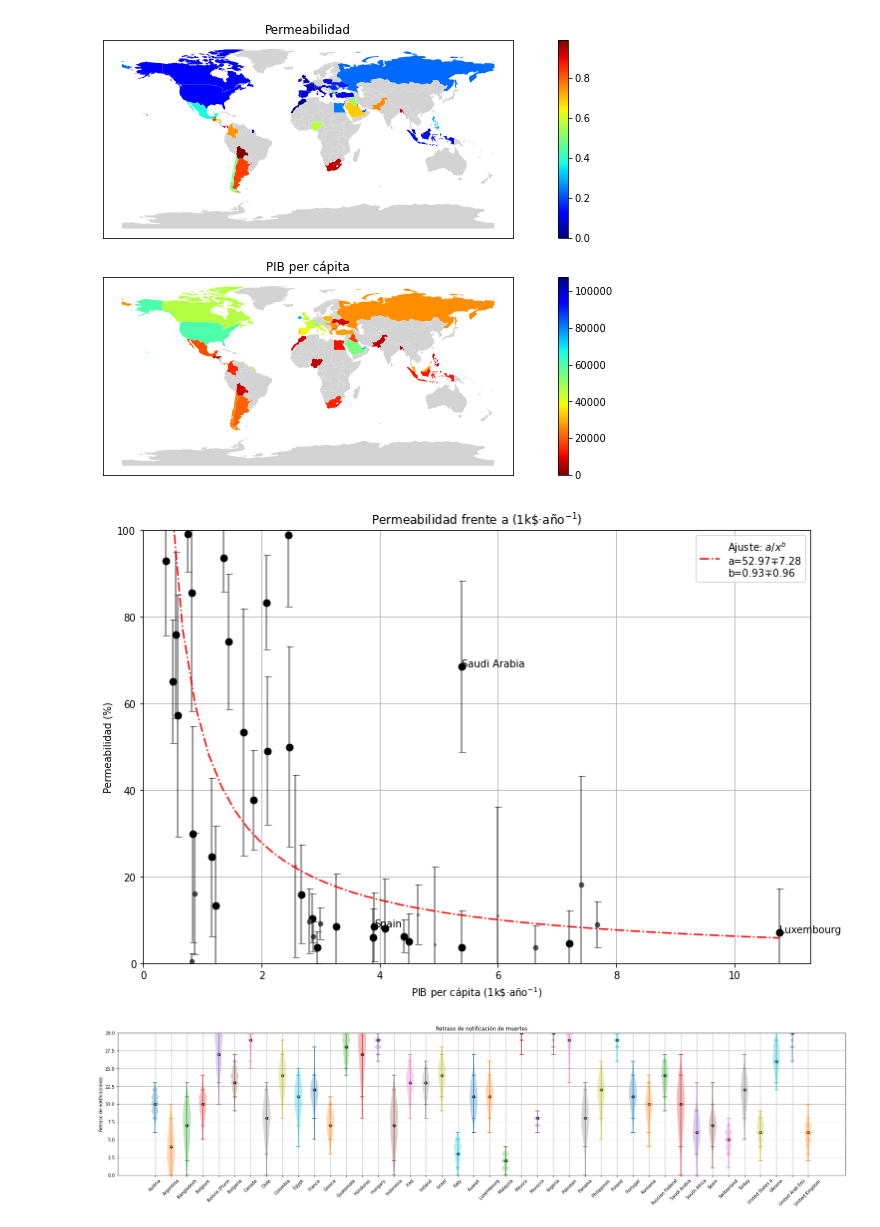
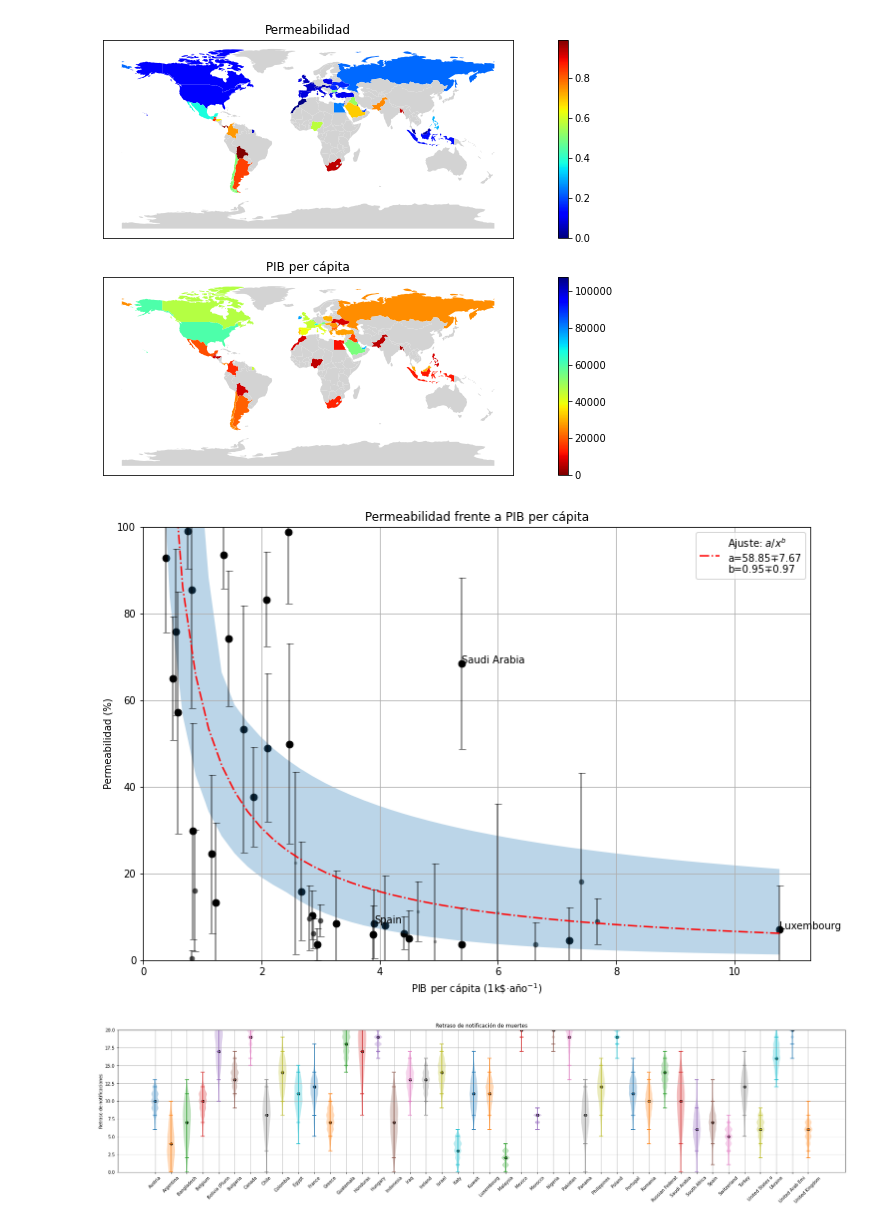
Before and after one commit to QuanticPony/Analysis-of-effectiveness-of-lockdown-policies-for-desease-containment, a Jupyter notebook: plots.ipynb, the cells around one changed output. Saved outputs shown, nothing was run; the diff lists cells and outputs as text; code cells hidden in the pictures.

```diff
--- a/plots.ipynb
+++ b/plots.ipynb
@@ -153,44 +153,91 @@ for index, row in world.iterrows():
             _X = row[x]/10e3
             _Y = row[y]*100
             _S = row[y+"_err"]*100
             # _Y = 1/_Y
 
             config = configuration.read_configuration(row['name'], prefix='used/', sufix='')
 
             ax.scatter(_X, _Y, s=5*config["score"]**2, c=config["score"], cmap=cmap, norm=cnorm)
             ax.errorbar(_X, _Y, yerr=_S, ecolor='black', capsize=3.5, fmt='none', alpha=0.5)
             if row['name'] in ["Saudi Arabia", "Luxembourg", "Spain", ]:
                 ax.annotate(row["name"], (float(_X), float(_Y)))
 
+
+
+
 ax.set_title("Permeabilidad frente a PIB per cápita")
-ax.set_title(f"{variables_to_labels[y]} frente a {variables_to_units[x]}")
+ax.set_title(f"{variables_to_labels[y]} frente a {variables_to_labels[x]}")
 ax.set_xlabel(f"{variables_to_labels[x]} {variables_to_units[x]}")
 ax.set_ylabel(f"{variables_to_labels[y]} {variables_to_units[y]}")
 ax.set_xlim(xmin=0)
 ax.set_ylim(ymin=0, ymax=100)
 # ax.set_ylim(ymin=0, ymax=0.4)
 ax.grid(True)
 
-def fit_curve(x, a, b):
-    return a / np.power(x, b)
+
+
+
 
 
 ## Solo estoy haciendo el ajuste con los que considero que han ajustado bien
-_X = world_only_used[world_only_used["score"]==3].get(x)/10e3
-_Y = world_only_used[world_only_used["score"]==3].get(y)*100
-_S = world_only_used[world_only_used["score"]==3].get(y+'_err')*100
+_X = np.array(world_only_used[world_only_used["score"]==3].get(x)/10e3)
+_Y = np.array(world_only_used[world_only_used["score"]==3].get(y)*100)
+_S = np.array(world_only_used[world_only_used["score"]==3].get(y+'_err')*100, dtype='float64')
 
-popt, pcov = curve_fit(fit_curve, _X, _Y, sigma=_S, p0=(0.7,2))
+C = 0
 
-x_data = np.linspace(0.01, _X.max())
-y_data = fit_curve(x_data, *popt)
+def fit_curve(x, a, b):
+    return (a / np.power(x, b)) + C
 
-ax.plot(x_data, y_data, '-.', color='red', label=f"Ajuste: $a/x^b$\na={popt[0]:.2f}∓{np.sqrt(popt[0]):.2f}\nb={popt[1]:.2f}∓{np.sqrt(popt[1]):.2f}")
+x_data = np.linspace(0.01, _X.max(), 50)
+y_data_min = np.zeros(50)
+y_data_max = np.zeros(50)
+
+_params = 2
+popts, pcovs = np.zeros((50,_params)), np.zeros((50,_params))
+popt = np.zeros(_params)
+pcov = np.zeros(_params)
+
+for iteration in range(50):
+    indexes = np.random.choice(len(_X), int(len(_X)*0.60), replace=True)
+    indexes.sort()
+    __X = np.choose(indexes,_X)
+    __Y = np.choose(indexes,_Y)
+    __S = np.choose(indexes,_S)
+    # popt, pcov = curve_fit(fit_curve, _X[[indexes]], _Y[[indexes]], sigma=_S[[indexes]], p0=(0.7,2))
+    # popt, pcov = curve_fit(fit_curve, _X[indexes], _Y[indexes], sigma=_S[indexes], p0=(0.7,2))
+    popt, pcov = curve_fit(fit_curve, __X, __Y, sigma=__S, p0=(41,1))
+    popts[iteration,:] = popt[:]
+    pcovs[iteration,:] = pcov.diagonal()
+
+    y_data = fit_curve(x_data, *popt)
+
+    if iteration == 0:
+        y_data_min[:] = y_data[:]
+        y_data_max[:] = y_data[:]
+    else:
+        for i in range(len(y_data)):
+            y_data_min[i] = min(y_data_min[i], y_data[i])
+            y_data_max[i] = max(y_data_max[i], y_data[i])
+        # for y_m, y_M, y in zip(y_data_min, y_data_max, y_data):
+        #     y_m = min(y_m, y)
+        #     y_M = max(y_M, y)
+
+# popt, pcov = curve_fit(fit_curve, _X, _Y, sigma=_S, p0=(0.7,2))
+
+for i in range(_params):
+    popt[i] = popts[:,i].mean()
+    pcov[i] = pcovs[:,i].mean()
+y_data_all = fit_curve(x_data, *popt)
+
+
+ax.plot(x_data, y_data_all, '-.', color='red', label=f"Ajuste: $a/x^b$\na={popt[0]:.2f}∓{np.sqrt(popt[0]):.2f}\nb={popt[1]:.2f}∓{np.sqrt(popt[1]):.2f}")
+ax.fill_between(x_data, y_data_min, y_data_max, alpha=0.3)
 ax.legend()
 
 fig.savefig("images/perme-pib.png", dpi=600)
 # %% [output]
-[figure, old version]
+[figure, new version]
 # %%
 fig1, ax1= plt.subplots(figsize=(30,6))
 values = []
```
Also changed, not shown: parts of 1 cell of this notebook, 1 other file.
